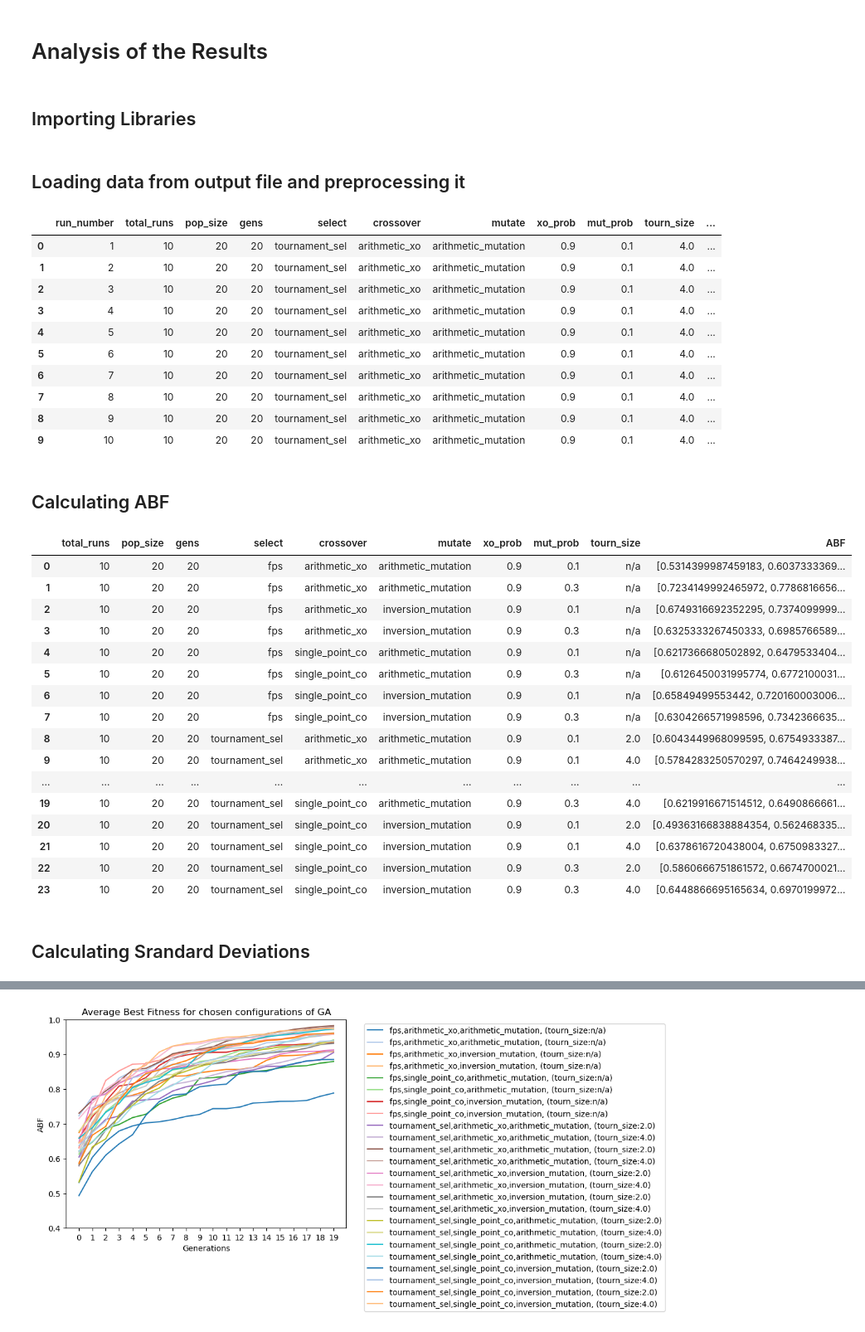
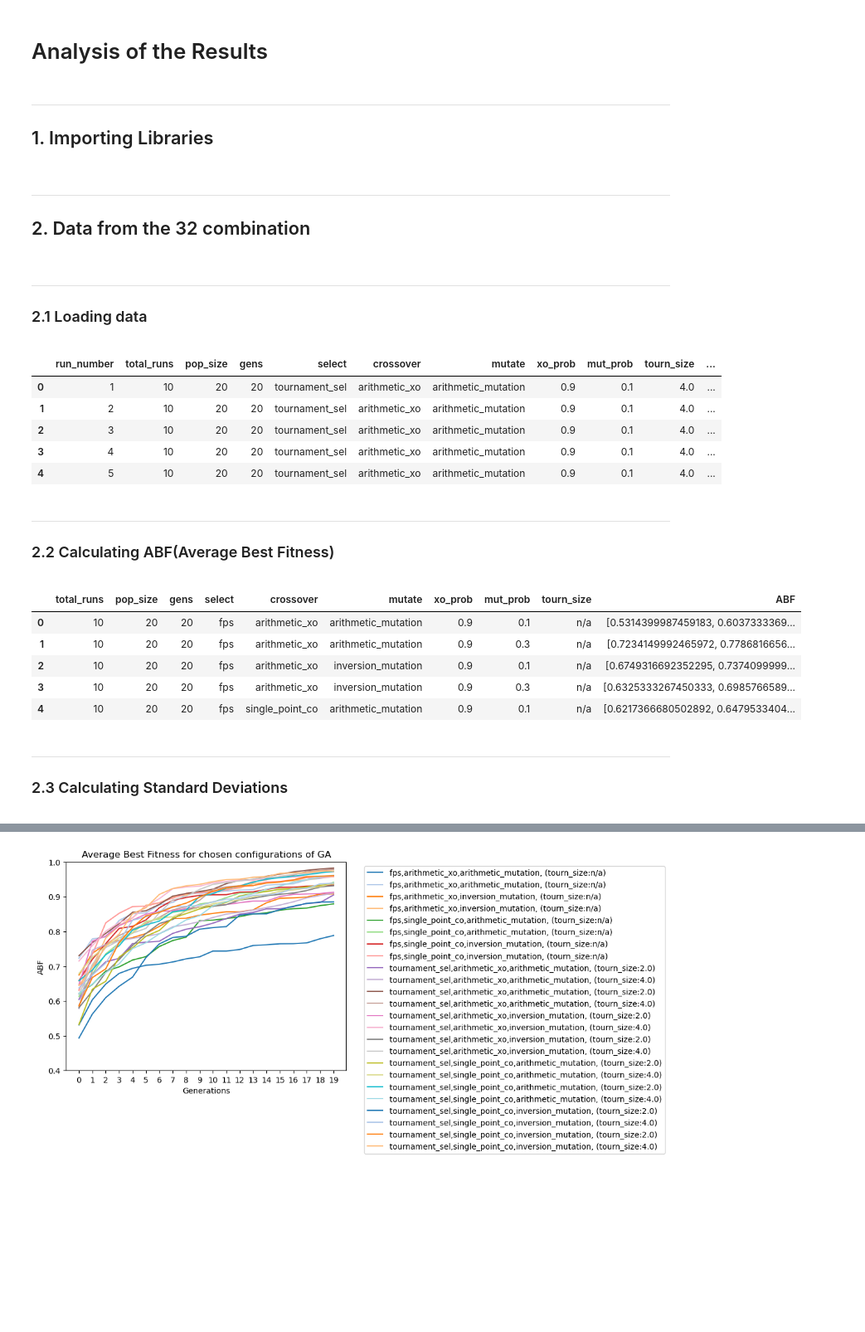
Before and after one commit to iryna-savchuk/CI4O_project, a Jupyter notebook: result_analysis.ipynb, the cells around one changed output, grey strips where cells are left out. Shown at 83% size. Saved outputs shown, nothing was run; the diff lists cells and outputs as text; code cells hidden in the pictures; blank space fills up the shorter version.

```diff
--- a/result_analysis.ipynb
+++ b/result_analysis.ipynb
@@ -1,7 +32,12 @@
 # %% [markdown]
 # Analysis of the Results
 # %% [markdown]
-## Importing Libraries
+<hr>
+<a class="anchor" id="librariesimport">
+
+## 1. Importing Libraries
+
+</a>
 # %%
 import numpy as np
 import pandas as pd
@@ -11,11 +49,23 @@ import matplotlib.pyplot as plt
 # %% [markdown]
-## Loading data from output file and preprocessing it
+<hr>
+<a class="anchor" id="dataimport">
+
+## 2. Data from the 32 combination
+
+</a>
+# %% [markdown]
+<hr>
+<a class="anchor" id="loadoutput">
+
+### 2.1 Loading data
+
+</a>
 # %%
 # Loading output of GA algorithms from file
 file_path = "output/total_runs.csv"
-
 results_df = pd.read_csv(file_path)
-results_df.head(10)
+#Check the results
+results_df.head()
 # %% [output]
 |  | run_number | total_runs | pop_size | gens | select | crossover | mutate | xo_prob | mut_prob | tourn_size | ... |
 | 0 | 1 | 10 | 20 | 20 | tournament_sel | arithmetic_xo | arithmetic_mutation | 0.9 | 0.1 | 4.0 | ... |
@@ -23,11 +73,6 @@ results_df.head(10)
 | 2 | 3 | 10 | 20 | 20 | tournament_sel | arithmetic_xo | arithmetic_mutation | 0.9 | 0.1 | 4.0 | ... |
 | 3 | 4 | 10 | 20 | 20 | tournament_sel | arithmetic_xo | arithmetic_mutation | 0.9 | 0.1 | 4.0 | ... |
 | 4 | 5 | 10 | 20 | 20 | tournament_sel | arithmetic_xo | arithmetic_mutation | 0.9 | 0.1 | 4.0 | ... |
-| 5 | 6 | 10 | 20 | 20 | tournament_sel | arithmetic_xo | arithmetic_mutation | 0.9 | 0.1 | 4.0 | ... |
-| 6 | 7 | 10 | 20 | 20 | tournament_sel | arithmetic_xo | arithmetic_mutation | 0.9 | 0.1 | 4.0 | ... |
-| 7 | 8 | 10 | 20 | 20 | tournament_sel | arithmetic_xo | arithmetic_mutation | 0.9 | 0.1 | 4.0 | ... |
-| 8 | 9 | 10 | 20 | 20 | tournament_sel | arithmetic_xo | arithmetic_mutation | 0.9 | 0.1 | 4.0 | ... |
-| 9 | 10 | 10 | 20 | 20 | tournament_sel | arithmetic_xo | arithmetic_mutation | 0.9 | 0.1 | 4.0 | ... |
 # %%
 # Filling NaN values for 'torun_size' with "n/a" (will be useful for further grouping)
 results_df = results_df.fillna({'tourn_size': 'n/a'})
@@ -35,40 +80,39 @@ results_df = results_df.fillna({'tourn_size': 'n/a'})
 # Convert string representation of arrays to actual arrays
 results_df['best_fitness_lst'] = results_df['best_fitness_lst'].str.strip('[]').str.split(',').apply(lambda x: [float(val) for val in x])
 # %% [markdown]
-## Calculating ABF
+<hr>
+<a class="anchor" id="abf">
+
+### 2.2 Calculating ABF(Average Best Fitness)
+
+</a>
 # %%
 ############## CALCULATING ABF ##############
 
 # Grouping runs of a certain configuration
 configuration_columns = ["total_runs", "pop_size", "gens", "select", "crossover", "mutate",
                          "xo_prob", "mut_prob", "tourn_size"]
 
 # Group by the specified columns and calculate the mean values of arrays
 grouped_ave = results_df.groupby(configuration_columns)['best_fitness_lst'].apply(lambda x: np.mean(x.tolist(), axis=0))
 
 # Reset the index to convert the resulting Series back to a DataFrame
 result = grouped_ave.reset_index()
 result = result.rename(columns={'best_fitness_lst': 'ABF'})
 
-result
+result.head()
 # %% [output]
 |  | total_runs | pop_size | gens | select | crossover | mutate | xo_prob | mut_prob | tourn_size | ABF |
 | 0 | 10 | 20 | 20 | fps | arithmetic_xo | arithmetic_mutation | 0.9 | 0.1 | n/a | [0.5314399987459183, 0.6037333369... |
 | 1 | 10 | 20 | 20 | fps | arithmetic_xo | arithmetic_mutation | 0.9 | 0.3 | n/a | [0.7234149992465972, 0.7786816656... |
 | 2 | 10 | 20 | 20 | fps | arithmetic_xo | inversion_mutation | 0.9 | 0.1 | n/a | [0.6749316692352295, 0.7374099999... |
 | 3 | 10 | 20 | 20 | fps | arithmetic_xo | inversion_mutation | 0.9 | 0.3 | n/a | [0.6325333267450333, 0.6985766589... |
 | 4 | 10 | 20 | 20 | fps | single_point_co | arithmetic_mutation | 0.9 | 0.1 | n/a | [0.6217366680502892, 0.6479533404... |
-| 5 | 10 | 20 | 20 | fps | single_point_co | arithmetic_mutation | 0.9 | 0.3 | n/a | [0.6126450031995774, 0.6772100031... |
-| 6 | 10 | 20 | 20 | fps | single_point_co | inversion_mutation | 0.9 | 0.1 | n/a | [0.65849499553442, 0.720160003006... |
-| 7 | 10 | 20 | 20 | fps | single_point_co | inversion_mutation | 0.9 | 0.3 | n/a | [0.6304266571998596, 0.7342366635... |
-| 8 | 10 | 20 | 20 | tournament_sel | arithmetic_xo | arithmetic_mutation | 0.9 | 0.1 | 2.0 | [0.6043449968099595, 0.6754933387... |
-| 9 | 10 | 20 | 20 | tournament_sel | arithmetic_xo | arithmetic_mutation | 0.9 | 0.1 | 4.0 | [0.5784283250570297, 0.7464249938... |
-| ... | ... | ... | ... | ... | ... | ... | ... | ... | ... | ... |
-| 19 | 10 | 20 | 20 | tournament_sel | single_point_co | arithmetic_mutation | 0.9 | 0.3 | 4.0 | [0.6219916671514512, 0.6490866661... |
-| 20 | 10 | 20 | 20 | tournament_sel | single_point_co | inversion_mutation | 0.9 | 0.1 | 2.0 | [0.49363166838884354, 0.562468335... |
-| 21 | 10 | 20 | 20 | tournament_sel | single_point_co | inversion_mutation | 0.9 | 0.1 | 4.0 | [0.6378616720438004, 0.6750983327... |
-| 22 | 10 | 20 | 20 | tournament_sel | single_point_co | inversion_mutation | 0.9 | 0.3 | 2.0 | [0.5860666751861572, 0.6674700021... |
-| 23 | 10 | 20 | 20 | tournament_sel | single_point_co | inversion_mutation | 0.9 | 0.3 | 4.0 | [0.6448866695165634, 0.6970199972... |
 # %% [markdown]
-## Calculating Srandard Deviations
+<hr>
+<a class="anchor" id="std">
+
+### 2.3 Calculating Standard Deviations
+
+</a>
 # %%
```
Also changed, not shown: parts of 35 cells of this notebook.
